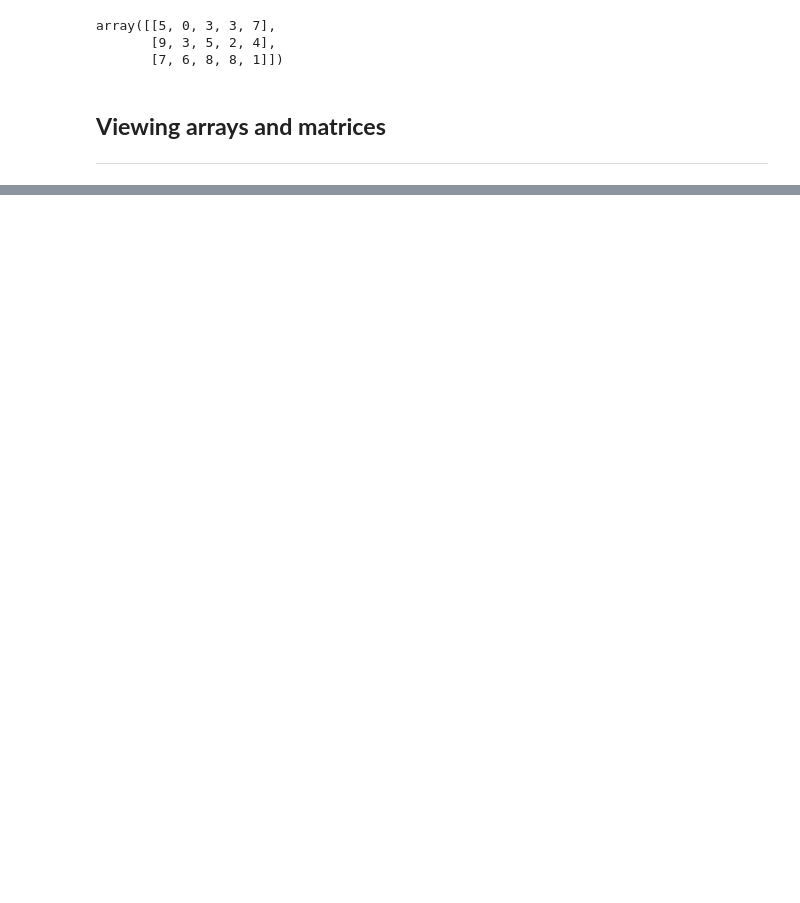
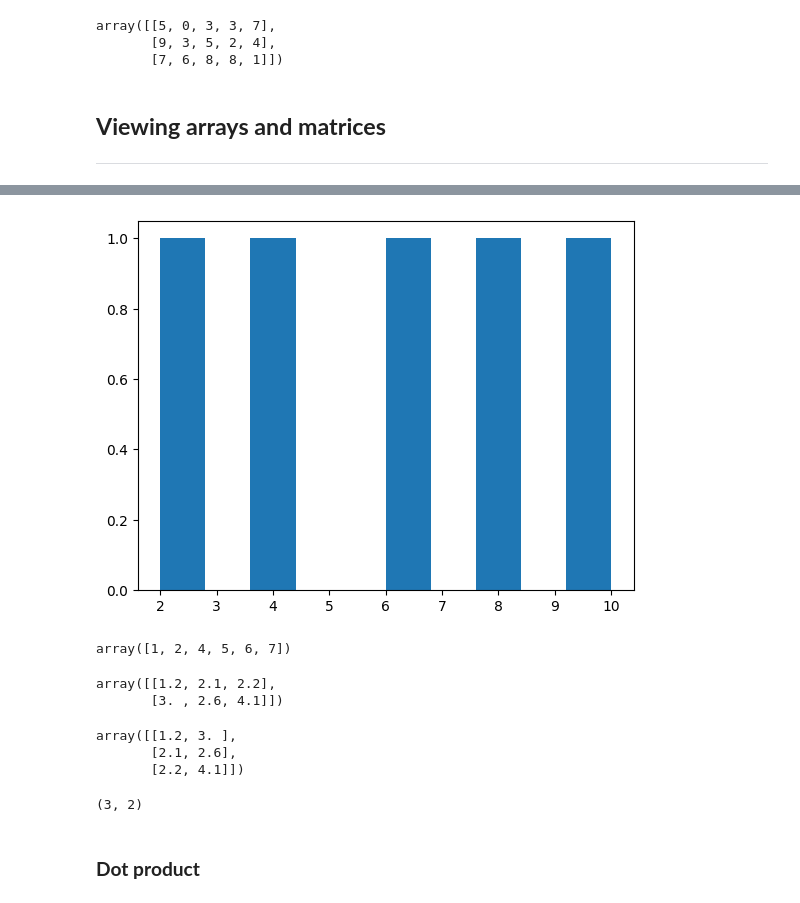
Before and after one commit to EBNyame/ML, a Jupyter notebook: Playground.ipynb, the cells around one changed output, grey strips where cells are left out. Saved outputs shown, nothing was run; the diff lists cells and outputs as text; code cells hidden in the pictures; blank space fills up the shorter version.

```diff
--- a/Playground.ipynb
+++ b/Playground.ipynb
@@ -146,0 +323,26 @@ array([[5, 0, 3, 3, 7],
+# %%
+plt.hist(low_var)
+plt.show()
+# %% [output]
+[figure, added]
+# %%
+a1
+# %% [output]
+array([1, 2, 4, 5, 6, 7])
+# %%
+a2
+# %% [output]
+array([[1.2, 2.1, 2.2],
+       [3. , 2.6, 4.1]])
+# %%
+a2.T
+# %% [output]
+array([[1.2, 3. ],
+       [2.1, 2.6],
+       [2.2, 4.1]])
+# %%
+a2.T.shape
+# %% [output]
+(3, 2)
+# %% [markdown]
+### **Dot product**
```
Also changed, not shown: parts of 39 cells of this notebook.
